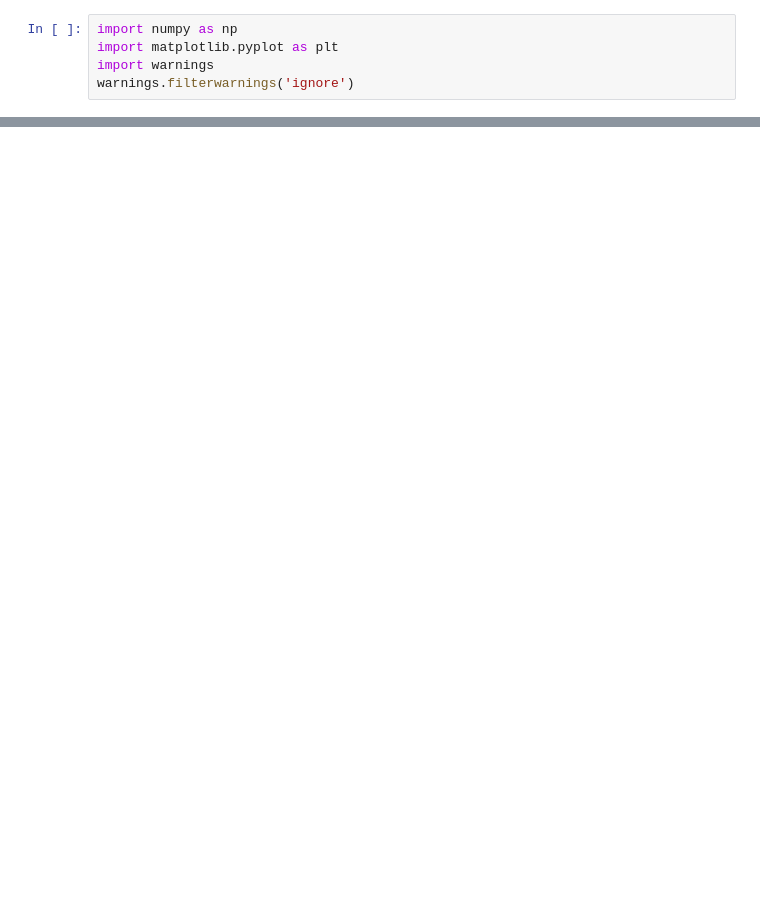
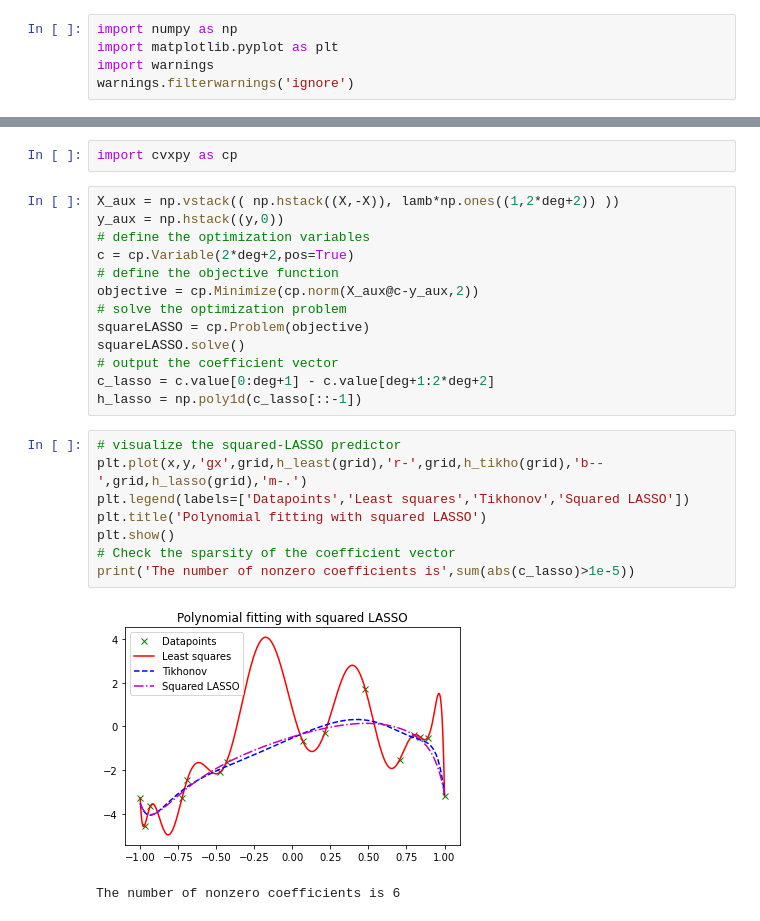
Before and after one commit to foucart/Mathematical_Pictures_at_a_Data_Science_Exhibition, a Jupyter notebook: Python/Chapter06.ipynb, the cells around one changed output, grey strips where cells are left out. Drawn from its saved outputs; the diff is of its cells as text; blank space fills up the shorter version.

```diff
--- a/Python/Chapter06.ipynb
+++ b/Python/Chapter06.ipynb
@@ -83,0 +69,26 @@ The number of nonzero coefficients is 2
+# %%
+import cvxpy as cp
+# %%
+X_aux = np.vstack(( np.hstack((X,-X)), lamb*np.ones((1,2*deg+2)) ))
+y_aux = np.hstack((y,0))
+# define the optimization variables
+c = cp.Variable(2*deg+2,pos=True)
+# define the objective function
+objective = cp.Minimize(cp.norm(X_aux@c-y_aux,2))
+# solve the optimization problem
+squareLASSO = cp.Problem(objective)
+squareLASSO.solve()
+# output the coefficient vector
+c_lasso = c.value[0:deg+1] - c.value[deg+1:2*deg+2]
+h_lasso = np.poly1d(c_lasso[::-1])
+# %%
+# visualize the squared-LASSO predictor
+plt.plot(x,y,'gx',grid,h_least(grid),'r-',grid,h_tikho(grid),'b--',grid,h_lasso(grid),'m-.')
+plt.legend(labels=['Datapoints','Least squares','Tikhonov','Squared LASSO'])
+plt.title('Polynomial fitting with squared LASSO')
+plt.show()
+# Check the sparsity of the coefficient vector
+print('The number of nonzero coefficients is',sum(abs(c_lasso)>1e-5))
+# %% [output]
+[figure, added]
+The number of nonzero coefficients is 6
```
Also changed, not shown: parts of 12 cells of this notebook, 13 other files.
